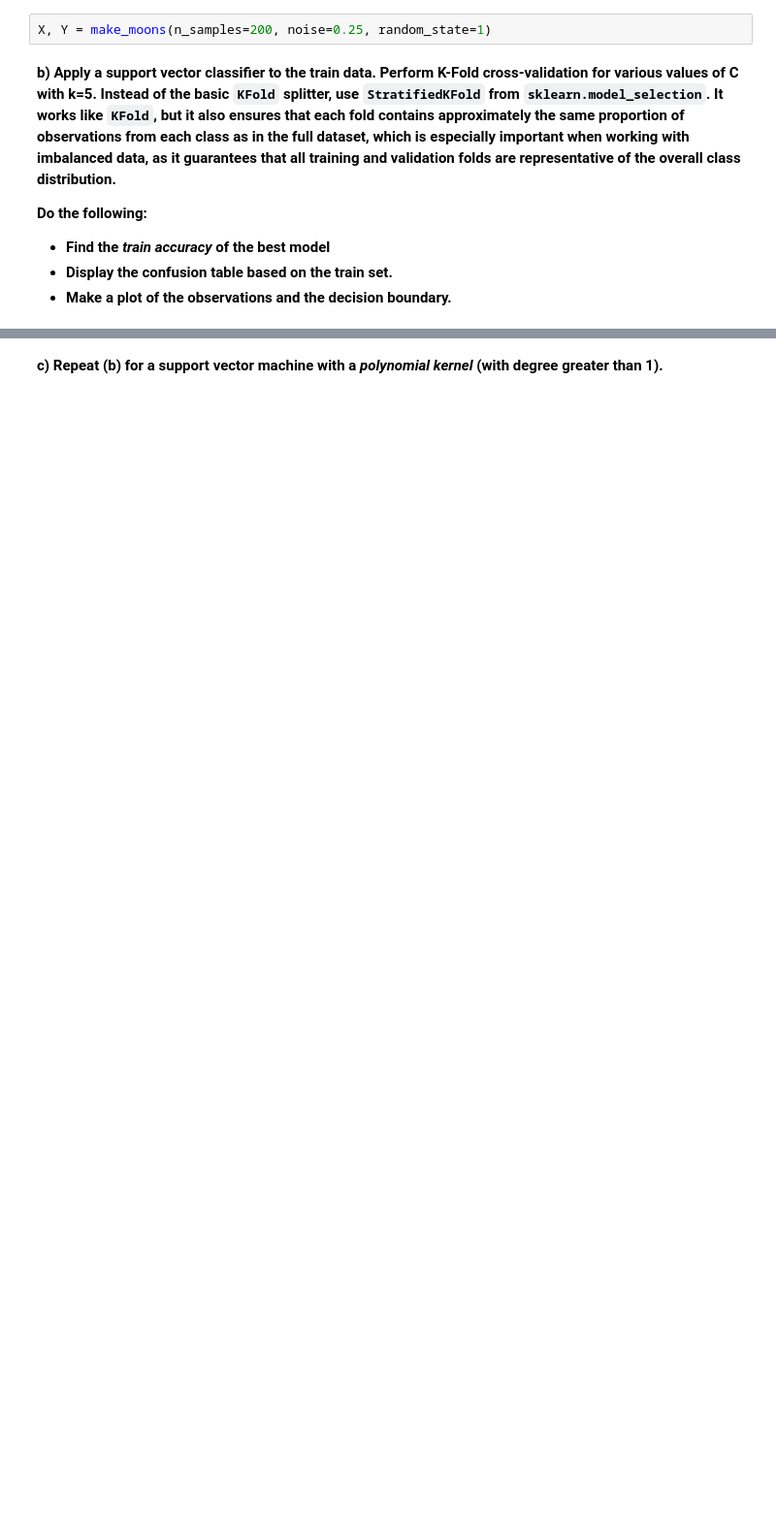
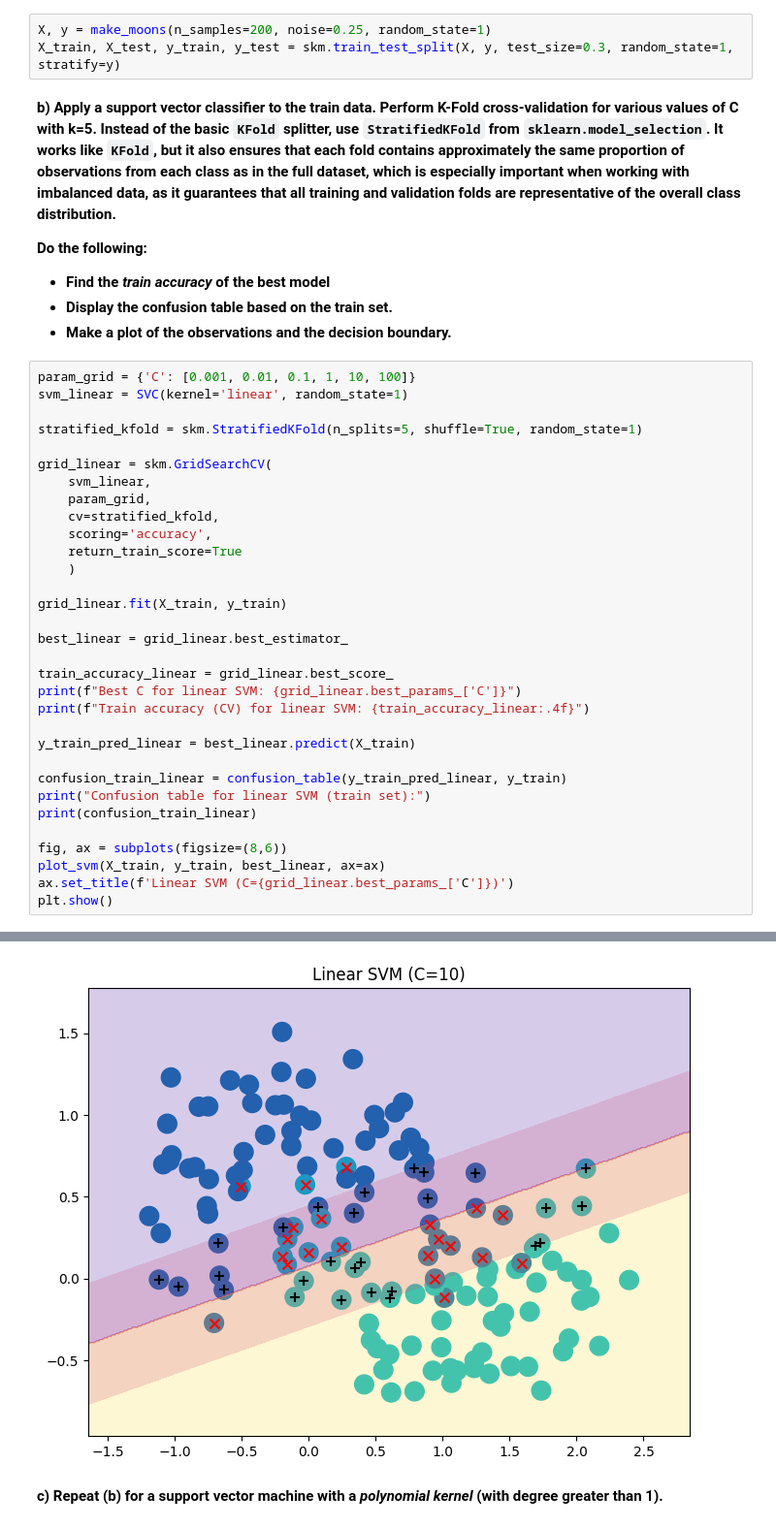
Before and after one commit to WillDBM/DATA-303, a Jupyter notebook: Lab/Armentrout_William_Lab7.ipynb, the cells around one changed output, grey strips where cells are left out. Shown at 97% size. Drawn from its saved outputs; the diff is of its cells as text; blank space fills up the shorter version.

```diff
--- a/Lab/Armentrout_William_Lab7.ipynb
+++ b/Lab/Armentrout_William_Lab7.ipynb
@@ -24,7 +26,8 @@ the two classes. Use the `make_moons` function from from `sklearn.datasets`:**
 
 **To make sure that both the training and test sets contain approximately the same proportion of observations from each class, include the argument `stratify=y`. This ensures that if the original dataset is balanced (e.g., 50% per class) or imbalanced (e.g. 90%-10%), the same class ratios are preserved in both the training and test sets.**
 # %%
-X, Y = make_moons(n_samples=200, noise=0.25, random_state=1)
+X, y = make_moons(n_samples=200, noise=0.25, random_state=1)
+X_train, X_test, y_train, y_test = skm.train_test_split(X, y, test_size=0.3, random_state=1, stratify=y)
 # %% [markdown]
 **b) Apply a support vector classifier to the train data. Perform K-Fold cross-validation for various values of C with k=5. Instead of the basic `KFold` splitter, use `StratifiedKFold` from `sklearn.model_selection`. It works like `KFold`, but it also ensures that each fold contains approximately the same proportion of observations from each class as in the full dataset, which is especially important when working with imbalanced data, as it guarantees that all training and validation folds are representative of the overall class distribution.**
 
@@ -32,3 +35,36 @@ X, Y = make_moons(n_samples=200, noise=0.25, random_state=1)
 - **Find the *train accuracy* of the best model**
 - **Display the confusion table based on the train set.**
 - **Make a plot of the observations and the decision boundary.**
+# %%
+param_grid = {'C': [0.001, 0.01, 0.1, 1, 10, 100]}
+svm_linear = SVC(kernel='linear', random_state=1)
+
+stratified_kfold = skm.StratifiedKFold(n_splits=5, shuffle=True, random_state=1)
+
+grid_linear = skm.GridSearchCV(
+    svm_linear,
+    param_grid,
+    cv=stratified_kfold,
+    scoring='accuracy',
+    return_train_score=True
+    )
+
+grid_linear.fit(X_train, y_train)
+
+best_linear = grid_linear.best_estimator_
+
+train_accuracy_linear = grid_linear.best_score_
+print(f"Best C for linear SVM: {grid_linear.best_params_['C']}")
+print(f"Train accuracy (CV) for linear SVM: {train_accuracy_linear:.4f}")
+
+y_train_pred_linear = best_linear.predict(X_train)
+
+confusion_train_linear = confusion_table(y_train_pred_linear, y_train)
+print("Confusion table for linear SVM (train set):")
+print(confusion_train_linear)
+
+fig, ax = subplots(figsize=(8,6))
+plot_svm(X_train, y_train, best_linear, ax=ax)
+ax.set_title(f'Linear SVM (C={grid_linear.best_params_['C']})')
+plt.show()
+# %% [output]
@@ -35,2 +78,3 @@ X, Y = make_moons(n_samples=200, noise=0.25, random_state=1)
+[figure, added]
 # %% [markdown]
 **c) Repeat (b) for a support vector machine with a *polynomial kernel* (with degree greater than 1).**
```
Also changed, not shown: parts of 6 cells of this notebook, 1 other file.
